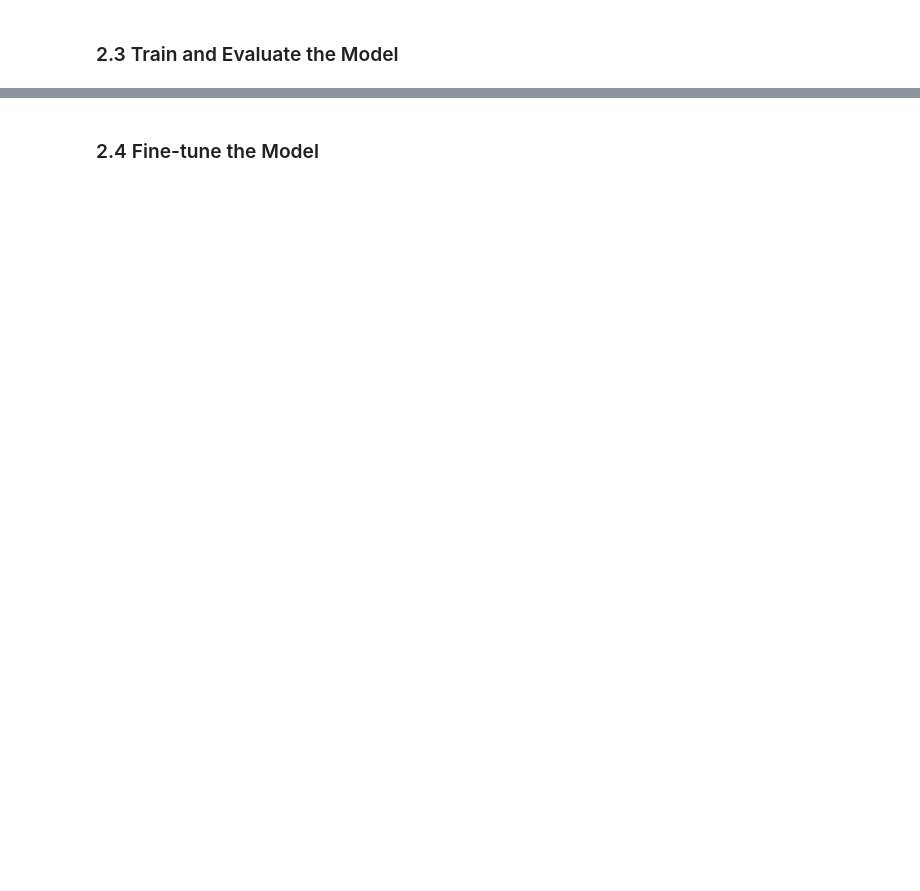
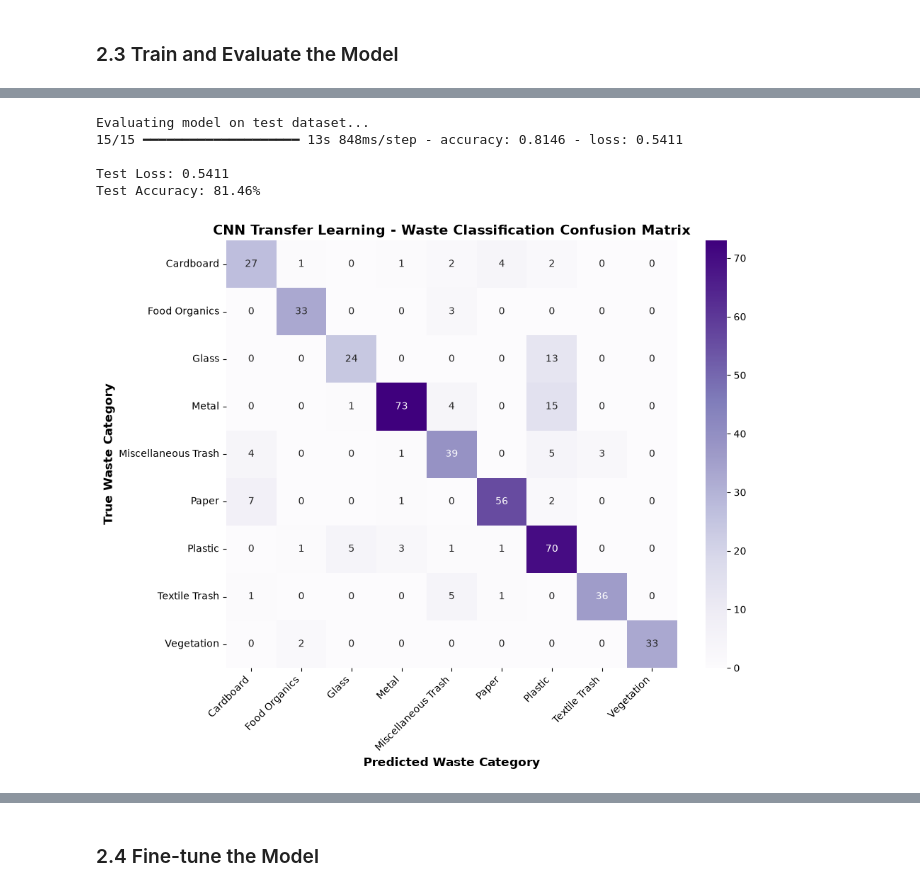
Before and after one commit to oliverkiplagat/dsc-ecosort-nn-summative-lab, a Jupyter notebook: waste_management_summative.ipynb, the cells around one changed output, grey strips where cells are left out. Drawn from its saved outputs; the diff is of its cells as text; code cells hidden in the pictures; blank space fills up the shorter version.

```diff
--- a/waste_management_summative.ipynb
+++ b/waste_management_summative.ipynb
@@ -476,0 +635,74 @@ In this section, you will build a CNN model to classify waste materials from ima
+# %%
+# TODO: Evaluate model performance
+# - Calculate accuracy on test set
+# - Generate confusion matrix
+# - Analyze error patterns
+
+# Your code here
+# 1. Test Set Evaluation: We evaluate our trained model on the unseen `test_processed`
+#    dataset to measure objective generalization performance (Test Accuracy & Loss).
+# 2. Prediction Generation: We extract true labels and generate predicted probabilities
+#    across all test batches, converting one-hot encodings and probabilities into
+#    discrete class indices using `argmax`.
+# 3. Confusion Matrix & Classification Report: We compute a scikit-learn confusion matrix
+#    and plot it using Seaborn/Matplotlib to visualize exactly which waste categories
+#    the model confuses (e.g., Plastic vs. Miscellaneous Trash).
+
+import numpy as np
+import matplotlib.pyplot as plt
+import seaborn as sns
+from sklearn.metrics import confusion_matrix, classification_report
+
+# Step A: Evaluate overall model performance on the test set
+print("Evaluating model on test dataset...")
+test_loss, test_accuracy = model.evaluate(test_processed)
+print(f"\nTest Loss: {test_loss:.4f}")
+print(f"Test Accuracy: {test_accuracy * 100:.2f}%\n")
+
+# Step B: Collect true labels and model predictions from test_processed
+true_labels = []
+predicted_labels = []
+
+for images, labels in test_processed:
+    # Get model predictions
+    preds = model.predict(images, verbose=0)
+    # Convert one-hot vectors back to integer class indices
+    true_batch_labels = np.argmax(labels.numpy(), axis=1)
+    pred_batch_labels = np.argmax(preds, axis=1)
+
+    true_labels.extend(true_batch_labels)
+    predicted_labels.extend(pred_batch_labels)
+
+true_labels = np.array(true_labels)
+predicted_labels = np.array(predicted_labels)
+
+# Step C: Generate and plot the Confusion Matrix
+conf_matrix = confusion_matrix(true_labels, predicted_labels)
+
+plt.figure(figsize=(10, 8))
+sns.heatmap(
+    conf_matrix,
+    annot=True,
+    fmt='d',
+    cmap='Purples',
+    xticklabels=class_names,
+    yticklabels=class_names
+)
+plt.xlabel('Predicted Waste Category', fontsize=12, fontweight='bold')
+plt.ylabel('True Waste Category', fontsize=12, fontweight='bold')
+plt.title('CNN Transfer Learning - Waste Classification Confusion Matrix', fontsize=14, fontweight='bold')
+plt.xticks(rotation=45, ha='right')
+plt.yticks(rotation=0)
+plt.tight_layout()
+plt.show()
+
+# Step D: Print detailed classification report (Precision, Recall, F1-Score)
+print("\n--- Detailed Classification Report ---")
+print(classification_report(true_labels, predicted_labels, target_names=class_names))
+# %% [output]
+Evaluating model on test dataset...
+15/15 ━━━━━━━━━━━━━━━━━━━━ 13s 848ms/step - accuracy: 0.8146 - loss: 0.5411
+
+Test Loss: 0.5411
+Test Accuracy: 81.46%
+[figure, added]
```
Also changed, not shown: parts of 12 cells of this notebook.
